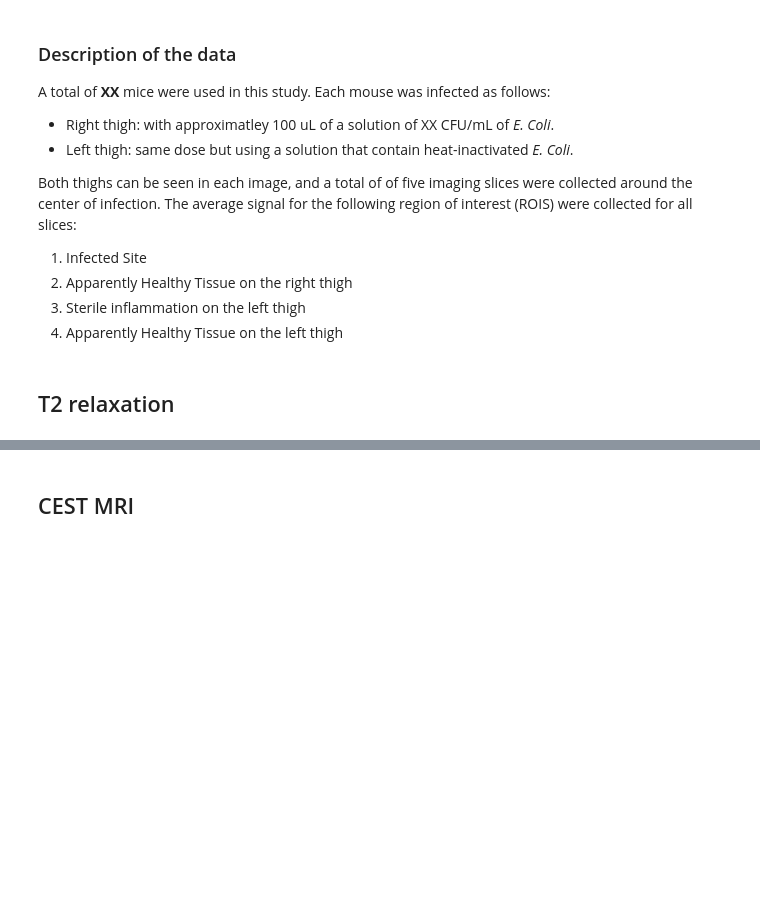
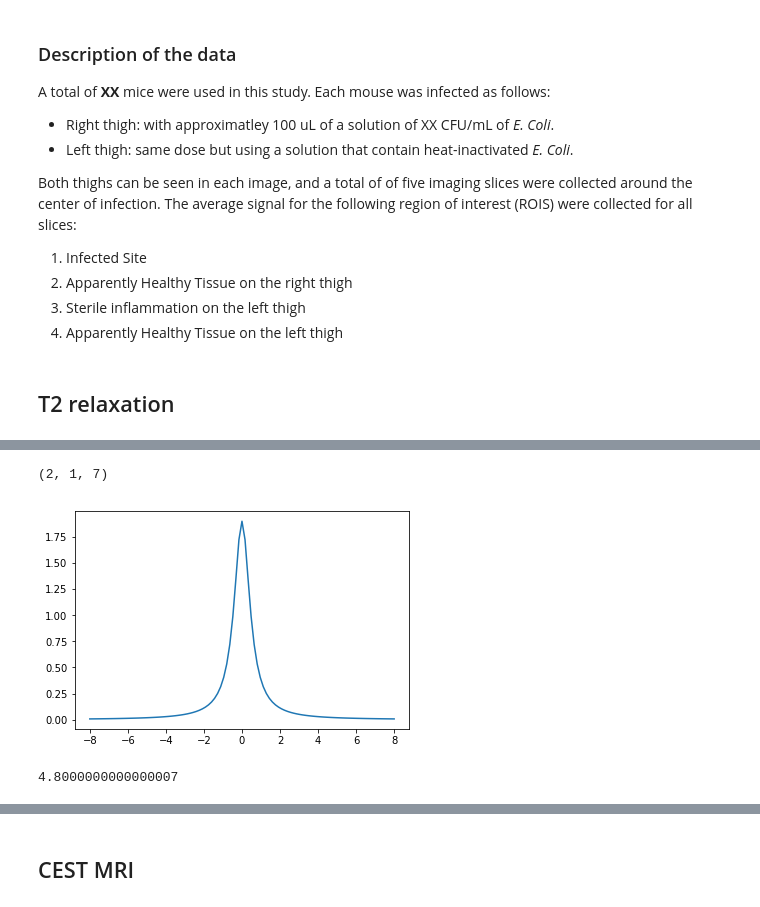
Before and after one commit to jmgold92/Machine-Learning-4-MRI, a Jupyter notebook: Infection_vs_Inflammation/Code/01-Process_Data.ipynb, the cells around one changed output, grey strips where cells are left out. Cells and saved outputs as stored; diff of their text form; code cells hidden in the pictures; blank space fills up the shorter version.

```diff
--- a/Infection_vs_Inflammation/Code/01-Process_Data.ipynb
+++ b/Infection_vs_Inflammation/Code/01-Process_Data.ipynb
@@ -67,0 +66,25 @@ T2DF[T2DF.Slice==5].iloc[:,:4].plot.density(); title("Slice 05"); xlim((0.025,.1
+# %%
+# list of files
+CEST_list=get_ipython().getoutput('ls ../Study_03_CBA/*CEST.txt')
+CEST_DF=pd.DataFrame()
+Z=np.zeros((4,110))
+
+def normalize_data(DataMatrix):
+    rows,cols = DataMatrix.shape
+    newData = np.zeros_like(DataMatrix)
+    for row in range(rows):
+        newData[row,:]=DataMatrix[row,:]/DataMatrix[row,8]
+    return newData
+
+for names in CEST_list:
+    #Convert txt file to array
+    D=txt_2_array(names);
+    Zn=normalize_data(D.T)
+    Z=np.concatenate((Z,Zn))
+
+Z=Z[4::,9::]
+
+# define offsets in ppm
+a1=np.linspace(-55,-50,9)
+ppm=np.linspace(-8,8,101)
+full_ppm = np.concatenate((a1, ppm))
@@ -67,0 +142,18 @@ T2DF[T2DF.Slice==5].iloc[:,:4].plot.density(); title("Slice 05"); xlim((0.025,.1
+# %%
+plt.plot(ppm,Lscale(ppm,A10, W10, C10,      A20, W20, C20,    scale0));
+
+initial_guess = [A10, W10, C10,      A20, W20, C20,    scale0];
+lb            = [A1L, W1L, C1L,      A2L, W2L, C2L,    scaleL];
+ub            = [A1U, W1U, C1U,      A2U, W2U, C2U,    scaleU];
+
+
+
+A=[[initial_guess],[initial_guess]]
+array(A).shape
+# %% [output]
+(2, 1, 7)
+[figure, added]
+# %%
+ppm[Signal.argmax()]
+# %% [output]
+4.8000000000000007
```
Also changed, not shown: parts of 17 cells of this notebook, 2 other files.
